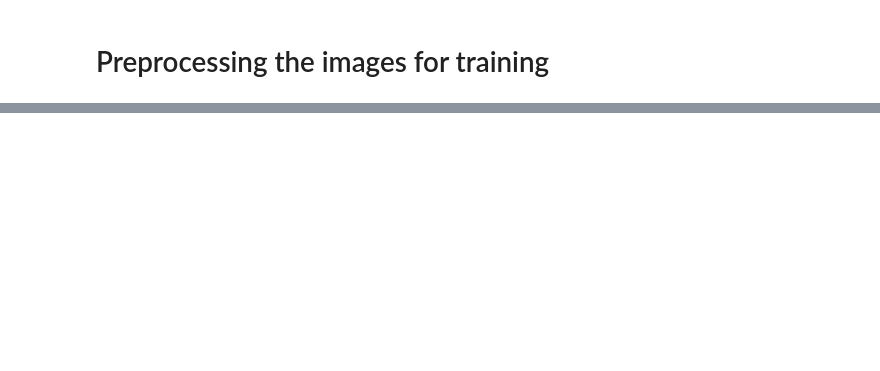
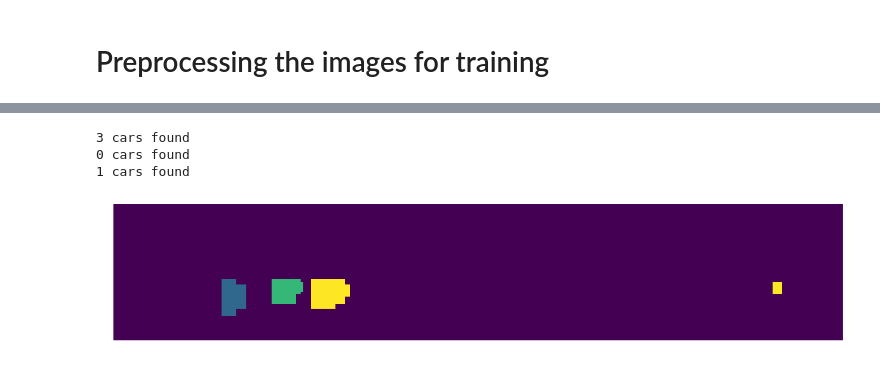
Before and after one commit to ramseykhalaf/CarND-Vehicle-Detection, a Jupyter notebook: vehicle_detection.ipynb, the cells around one changed output, grey strips where cells are left out. Cells and saved outputs as stored; diff of their text form; code cells hidden in the pictures; blank space fills up the shorter version.

```diff
--- a/vehicle_detection.ipynb
+++ b/vehicle_detection.ipynb
@@ -509,0 +610,34 @@ True
+# %%
+def bboxes_to_heatmap(bboxes, image):
+    heatmap_shape = image.shape[:2]
+    heatmap = np.zeros(heatmap_shape)
+
+    for bbox in bboxes:
+        heatmap[bbox[1]:bbox[3], bbox[0]:bbox[2]] += 1
+    return heatmap
+
+def threshold_heatmap(heatmap, threshold = 1):
+    heatmap[heatmap <= threshold] = 0
+    return heatmap
+
+def filename_to_heatmap(filename):
+    from scipy.ndimage.measurements import label
+
+    image = filename_to_image(filename)
+    bboxes = image_to_bboxes(image)
+    heatmap = bboxes_to_heatmap(bboxes, image)
+    heatmap = threshold_heatmap(heatmap)
+    labels = label(heatmap)
+    print(labels[1], 'cars found')
+    return labels
+
+draw_side_by_side(
+    filename_to_heatmap('test_images/test1.jpg')[0],
+    filename_to_heatmap('test_images/test2.jpg')[0],
+    filename_to_heatmap('test_images/test3.jpg')[0],
+)
+# %% [output]
+3 cars found
+0 cars found
+1 cars found
+[figure, added]
```
Also changed, not shown: parts of 80 cells of this notebook, 11 other files.
